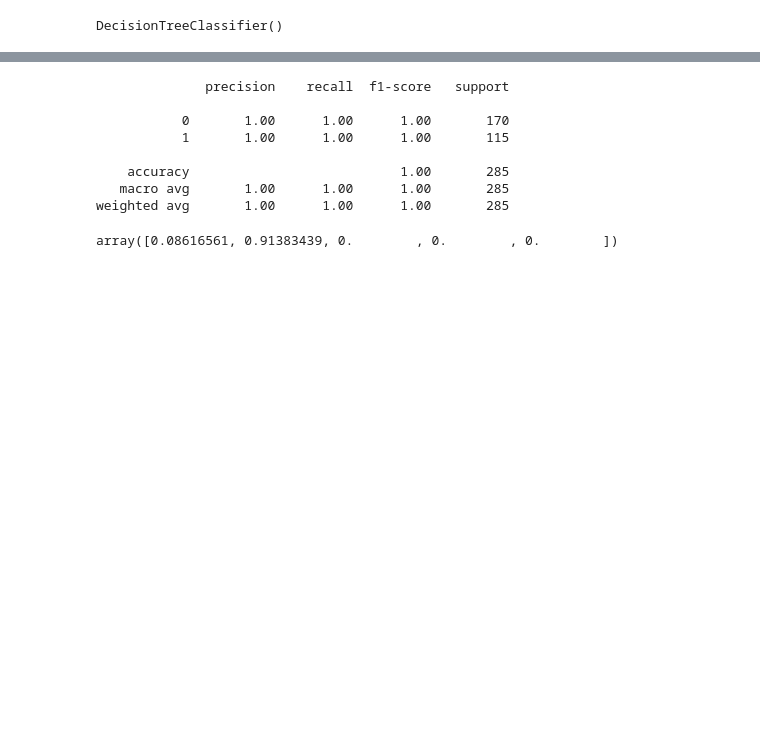
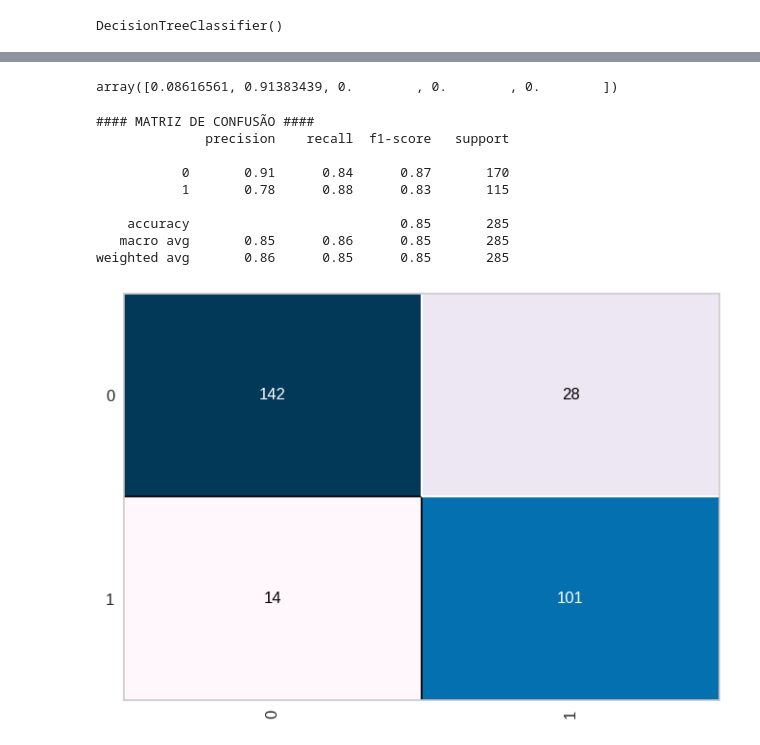
Before and after one commit to cantaruttim/Anemia, a Jupyter notebook: Anemia.ipynb, the cells around one changed output, grey strips where cells are left out. Cells and saved outputs as stored; diff of their text form; code cells hidden in the pictures; blank space fills up the shorter version.

```diff
--- a/Anemia.ipynb
+++ b/Anemia.ipynb
@@ -355,17 +366,25 @@ cm.score(X_teste_var, y_teste_var)
 [figure]
-# %%
-previsoes = arvore.predict(X_teste_var)
-print(classification_report(y_teste_var, previsoes))
-# %% [output]
-              precision    recall  f1-score   support
-
-           0       1.00      1.00      1.00       170
-           1       1.00      1.00      1.00       115
-
-    accuracy                           1.00       285
-   macro avg       1.00      1.00      1.00       285
-weighted avg       1.00      1.00      1.00       285
 # %%
 arvore.feature_importances_
 # %% [output]
 array([0.08616561, 0.91383439, 0.        , 0.        , 0.        ])
+# %%
+print('#### MATRIZ DE CONFUSÃO ####')
+cm = ConfusionMatrix(knn,
+                     cmap = 'PuBu')
+cm.fit(X_treinamento_var, y_treinamento_var)
+cm.score(X_teste_var, y_teste_var)
+
+previsoes = knn.predict(X_teste_var)
+print(classification_report(y_teste_var, previsoes))
+# %% [output]
+#### MATRIZ DE CONFUSÃO ####
+              precision    recall  f1-score   support
+
+           0       0.91      0.84      0.87       170
+           1       0.78      0.88      0.83       115
+
+    accuracy                           0.85       285
+   macro avg       0.85      0.86      0.85       285
+weighted avg       0.86      0.85      0.85       285
+[figure, added]
```
Also changed, not shown: parts of 5 cells of this notebook.
